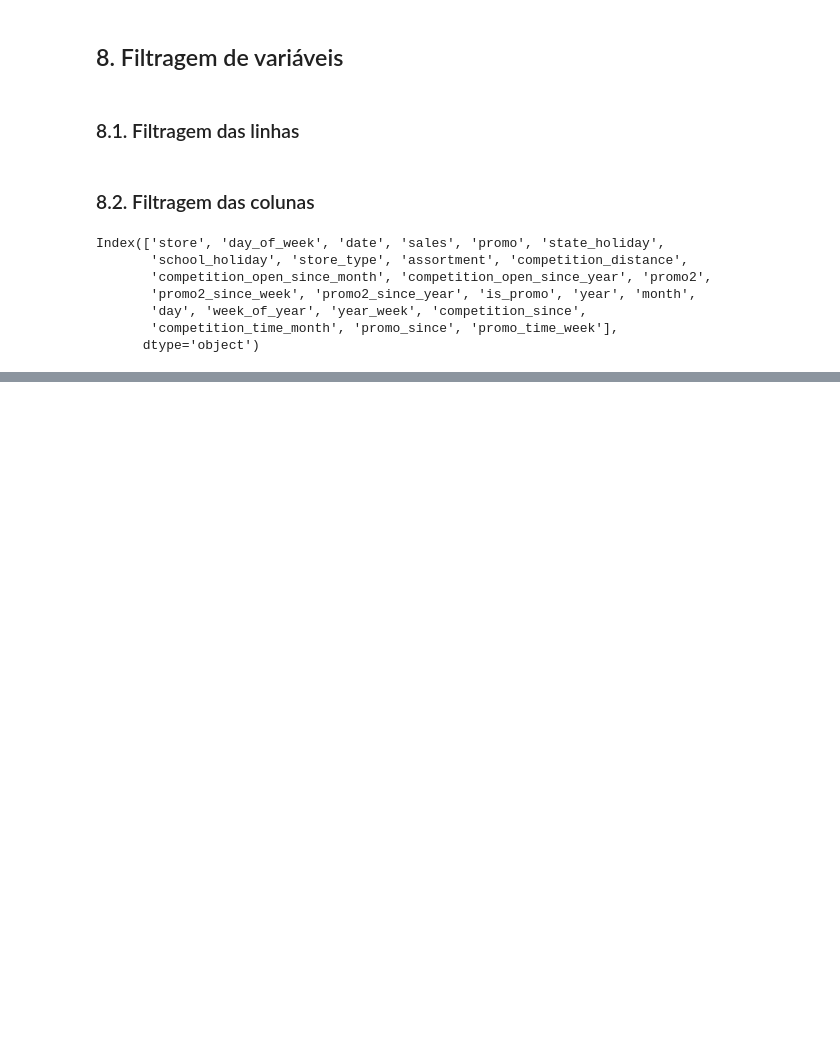
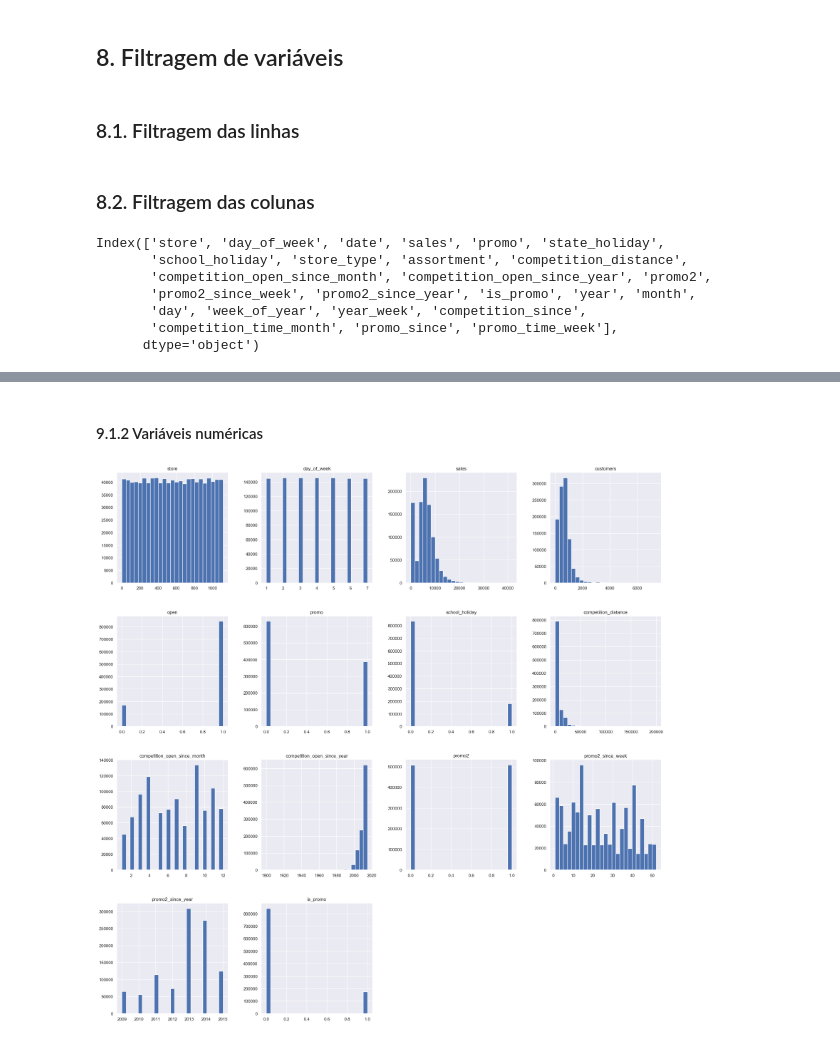
Before and after one commit to deborabmfreitas/projeto-rossmann-regressao, a Jupyter notebook: rossmann_regression.ipynb, the cells around one changed output, grey strips where cells are left out. Cells and saved outputs as stored; diff of their text form; code cells hidden in the pictures; blank space fills up the shorter version.

```diff
--- a/rossmann_regression.ipynb
+++ b/rossmann_regression.ipynb
@@ -631,0 +648,8 @@ Index(['store', 'day_of_week', 'date', 'sales', 'promo', 'state_holiday',
+# %% [markdown]
+#### 9.1.2 Variáveis numéricas
+# %%
+# extraindo insights das variáveis numéricos
+
+colunas_numericas.hist(figsize=(25, 25), bins=25)
+# %% [output]
+[figure, added]
```
Also changed, not shown: parts of 16 cells of this notebook.
